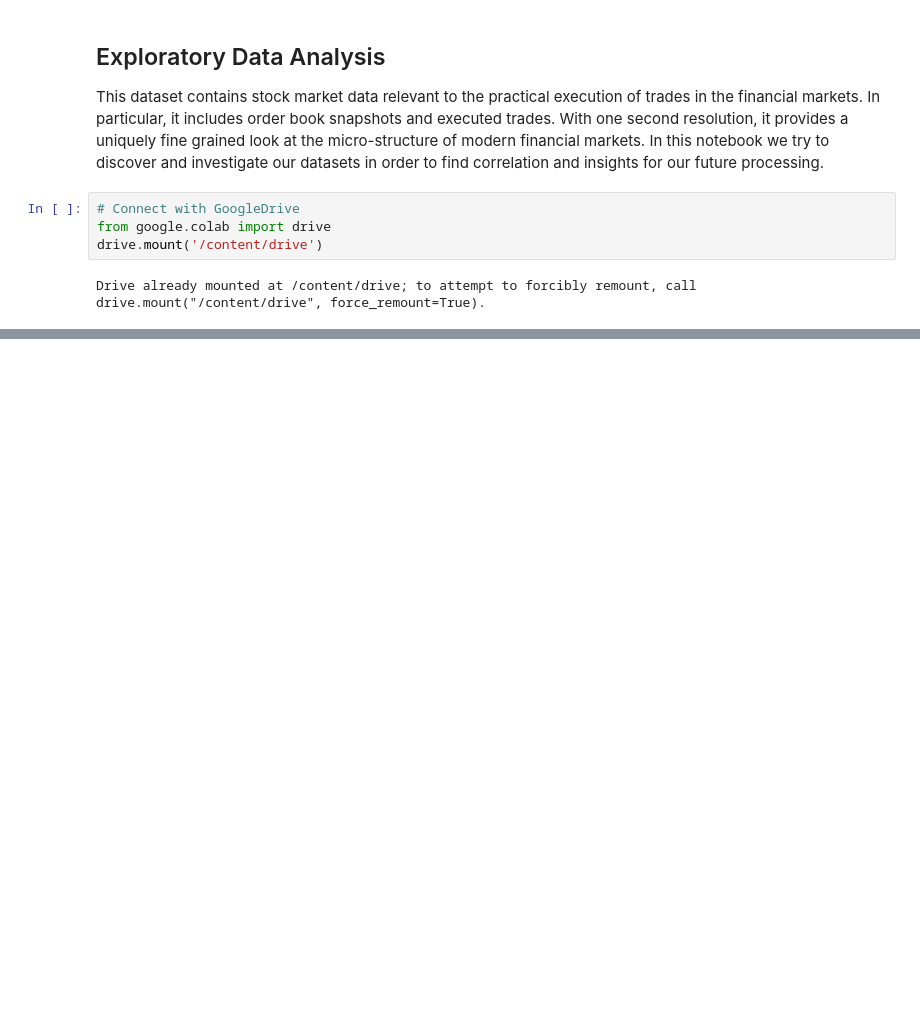
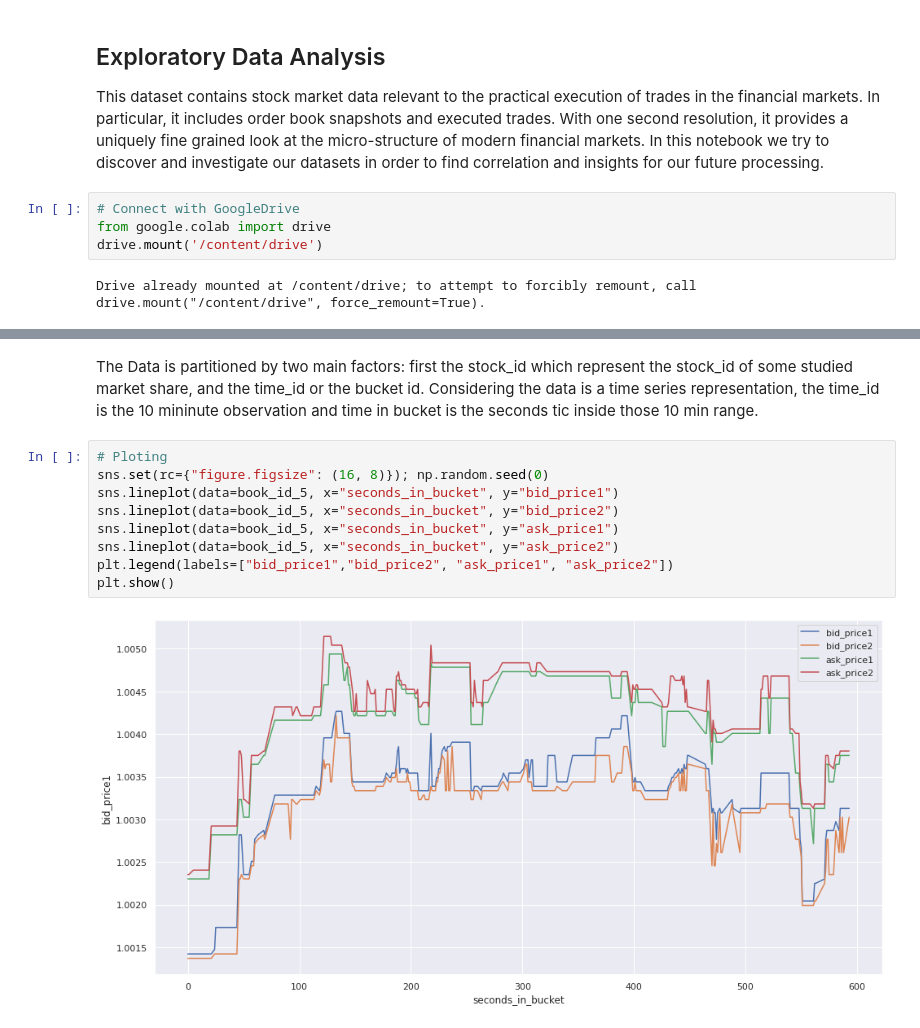
Before and after one commit to KoeusIss/orvp, a Jupyter notebook: 0x00_eda.ipynb, the cells around one changed output, grey strips where cells are left out. Drawn from its saved outputs; the diff is of its cells as text; blank space fills up the shorter version.

```diff
--- a/0x00_eda.ipynb
+++ b/0x00_eda.ipynb
@@ -12,0 +79,13 @@ Drive already mounted at /content/drive; to attempt to forcibly remount, call dr
+# %% [markdown]
+The Data is partitioned by two main factors: first the stock_id which represent the stock_id of some studied market share, and the time_id or the bucket id. Considering the data is a time series representation, the time_id is the 10 mininute observation and time in bucket is the seconds tic inside those 10 min range.
+# %%
+# Ploting
+sns.set(rc={"figure.figsize": (16, 8)}); np.random.seed(0)
+sns.lineplot(data=book_id_5, x="seconds_in_bucket", y="bid_price1")
+sns.lineplot(data=book_id_5, x="seconds_in_bucket", y="bid_price2")
+sns.lineplot(data=book_id_5, x="seconds_in_bucket", y="ask_price1")
+sns.lineplot(data=book_id_5, x="seconds_in_bucket", y="ask_price2")
+plt.legend(labels=["bid_price1","bid_price2", "ask_price1", "ask_price2"])
+plt.show()
+# %% [output]
+[figure, added]
```
Also changed, not shown: parts of 15 cells of this notebook.
